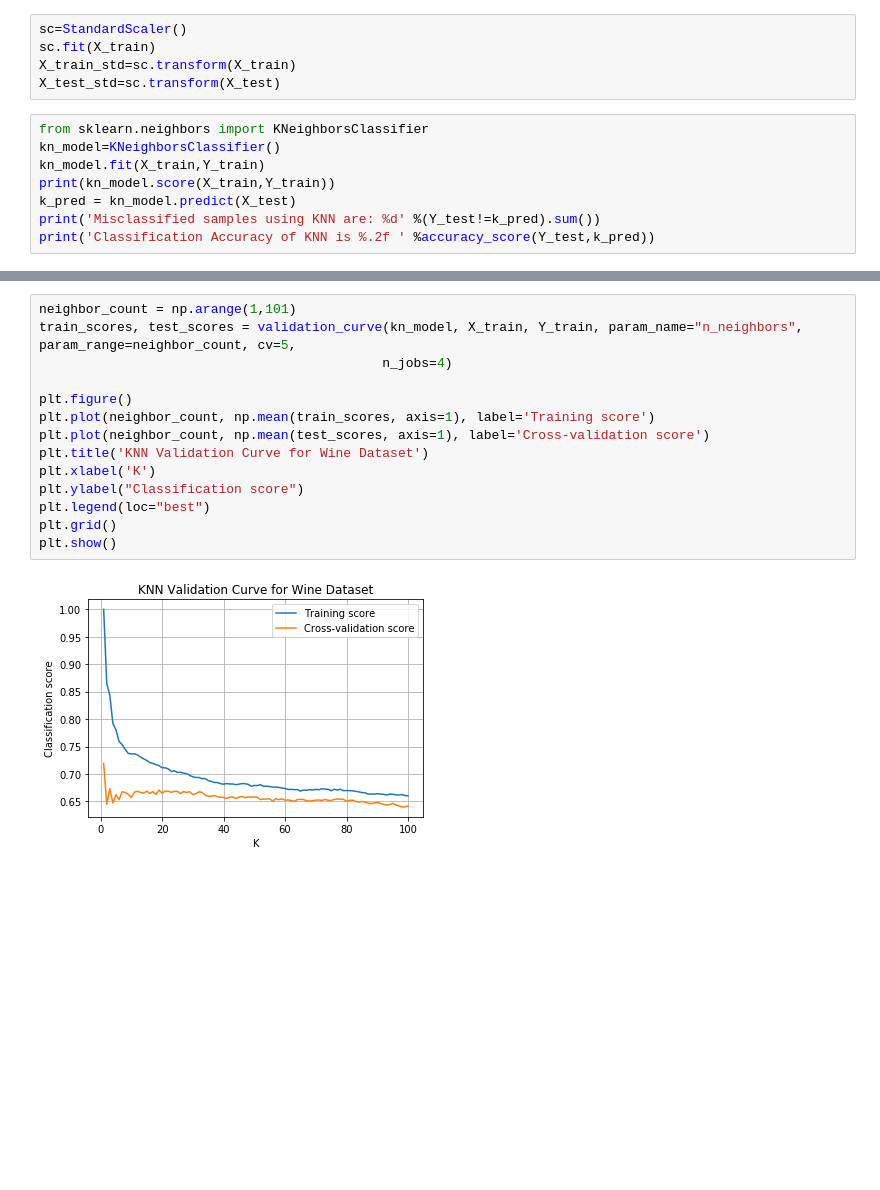
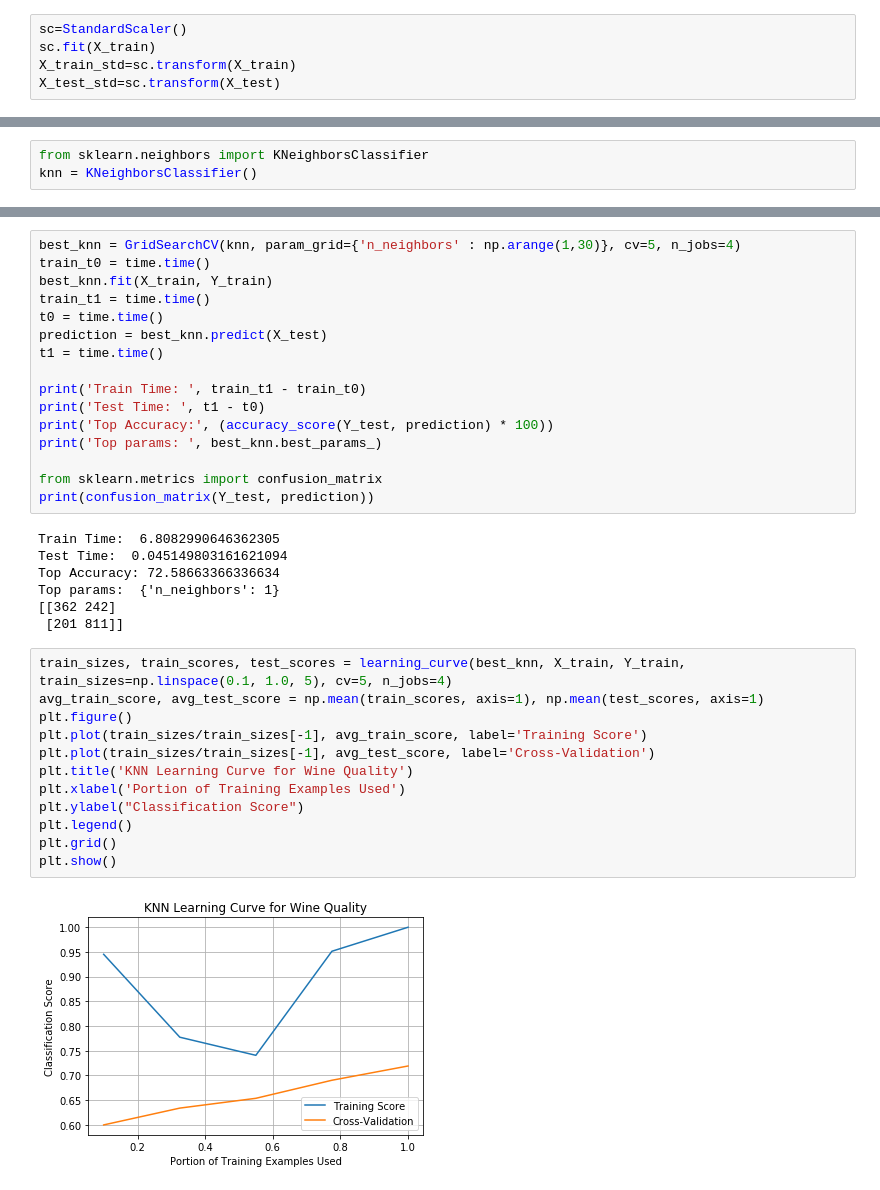
Before and after one commit to harshsikka/CS-7641-Spring2020, a Jupyter notebook: project_1/wineKNN.ipynb, the cells around one changed output, grey strips where cells are left out. Cells and saved outputs as stored; diff of their text form; blank space fills up the shorter version.

```diff
--- a/project_1/wineKNN.ipynb
+++ b/project_1/wineKNN.ipynb
@@ -67,11 +62,3 @@ sc=StandardScaler()
 sc.fit(X_train)
 X_train_std=sc.transform(X_train)
 X_test_std=sc.transform(X_test)
-# %%
-from sklearn.neighbors import KNeighborsClassifier
-kn_model=KNeighborsClassifier()
-kn_model.fit(X_train,Y_train)
-print(kn_model.score(X_train,Y_train))
-k_pred = kn_model.predict(X_test)
-print('Misclassified samples using KNN are: %d' %(Y_test!=k_pred).sum())
-print('Classification Accuracy of KNN is %.2f ' %accuracy_score(Y_test,k_pred))
@@ -81,0 +65,3 @@ Classification Accuracy of KNN is 0.67
+# %%
+from sklearn.neighbors import KNeighborsClassifier
+knn = KNeighborsClassifier()
@@ -82,16 +86,37 @@ Classification Accuracy of KNN is 0.67
+# %%
+best_knn = GridSearchCV(knn, param_grid={'n_neighbors' : np.arange(1,30)}, cv=5, n_jobs=4)
+train_t0 = time.time()
+best_knn.fit(X_train, Y_train)
+train_t1 = time.time()
+t0 = time.time()
+prediction = best_knn.predict(X_test)
+t1 = time.time()
+
+print('Train Time: ', train_t1 - train_t0)
+print('Test Time: ', t1 - t0)
+print('Top Accuracy:', (accuracy_score(Y_test, prediction) * 100))
+print('Top params: ', best_knn.best_params_)
+
+from sklearn.metrics import confusion_matrix
+print(confusion_matrix(Y_test, prediction))
+# %% [output]
+Train Time:  6.8082990646362305
+Test Time:  0.045149803161621094
+Top Accuracy: 72.58663366336634
+Top params:  {'n_neighbors': 1}
+[[362 242]
+ [201 811]]
 # %%
-neighbor_count = np.arange(1,101)
-train_scores, test_scores = validation_curve(kn_model, X_train, Y_train, param_name="n_neighbors", param_range=neighbor_count, cv=5,
-                                            n_jobs=4)
-
+train_sizes, train_scores, test_scores = learning_curve(best_knn, X_train, Y_train, train_sizes=np.linspace(0.1, 1.0, 5), cv=5, n_jobs=4)
+avg_train_score, avg_test_score = np.mean(train_scores, axis=1), np.mean(test_scores, axis=1)
 plt.figure()
-plt.plot(neighbor_count, np.mean(train_scores, axis=1), label='Training score')
-plt.plot(neighbor_count, np.mean(test_scores, axis=1), label='Cross-validation score')
-plt.title('KNN Validation Curve for Wine Dataset')
-plt.xlabel('K')
-plt.ylabel("Classification score")
-plt.legend(loc="best")
+plt.plot(train_sizes/train_sizes[-1], avg_train_score, label='Training Score')
+plt.plot(train_sizes/train_sizes[-1], avg_test_score, label='Cross-Validation')
+plt.title('KNN Learning Curve for Wine Quality')
+plt.xlabel('Portion of Training Examples Used')
+plt.ylabel("Classification Score")
+plt.legend()
 plt.grid()
 plt.show()
 # %% [output]
-[figure, old version]
+[figure, new version]
```
Also changed, not shown: parts of 5 cells of this notebook, 7 other files.
